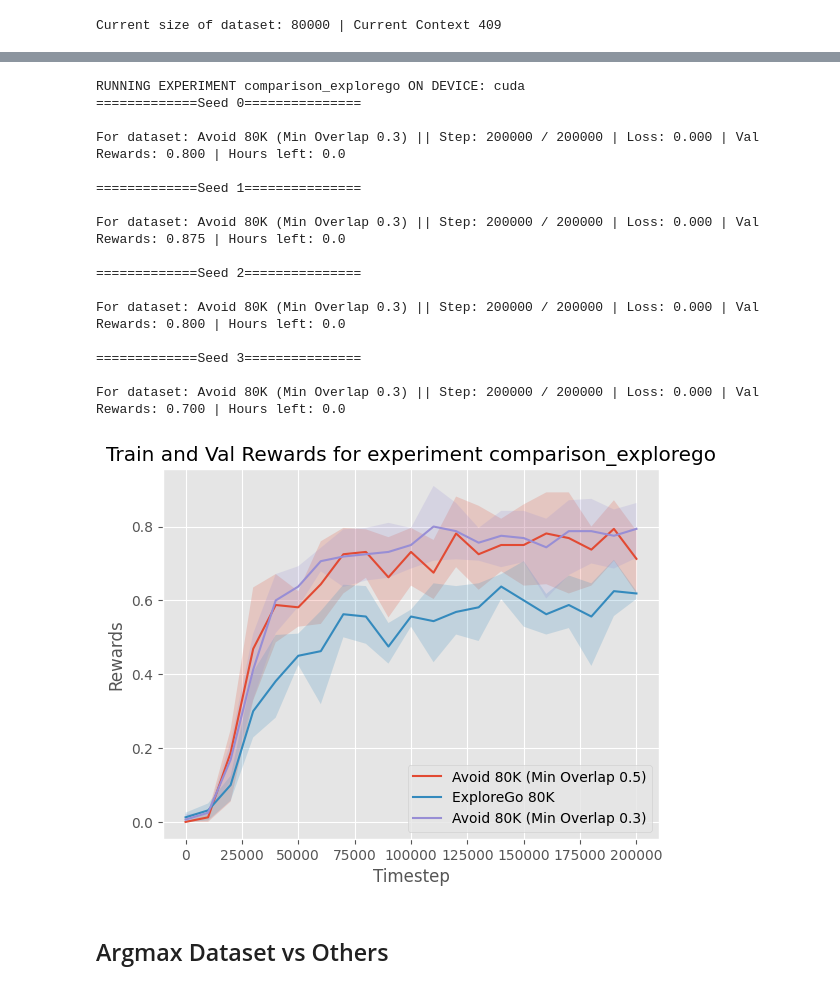
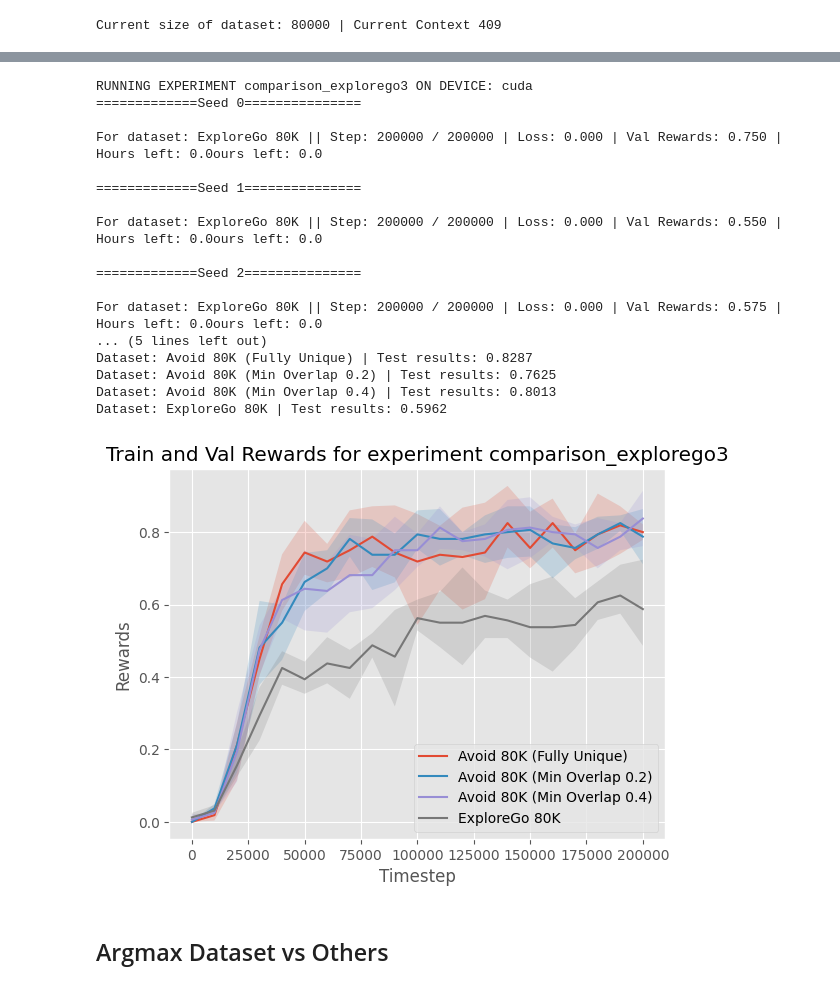
Before and after one commit to aryangarg794/four_room, a Jupyter notebook: regression.ipynb, the cells around one changed output, grey strips where cells are left out. Cells and saved outputs as stored; diff of their text form; code cells hidden in the pictures.

```diff
--- a/regression.ipynb
+++ b/regression.ipynb
@@ -221,8 +221,9 @@ class RegressionModel(nn.Module):
         self.feature_extractor = CNN(self.env.observation_space, feature_dim)
         self.layers = nn.Sequential()
 
-        self.layers.append(
-            nn.Linear(feature_dim, hidden_layers[0])
+        self.layers.extend(
+            [nn.Linear(feature_dim, hidden_layers[0]),
+             activation()]
         )
 
         # add more layers after the feature extractor
@@ -250,6 +251,7 @@ class RegressionModel(nn.Module):
 
     def validation(
         self,
+        env: gym.Env,
         val_steps: int = 40 # hardcoded for number of val contexts
     ):
         self.eval()
@@ -257,7 +259,7 @@ class RegressionModel(nn.Module):
         rewards = []
         with torch.no_grad():
             for _ in range(val_steps):
-                obs, _ = self.val_env.reset()
+                obs, _ = env.reset()
                 done = False
                 ep_reward = 0
                 while not done:
@@ -267,7 +269,7 @@ class RegressionModel(nn.Module):
                         device=self.device
                     ).view(1, *obs.shape)).cpu().numpy().argmax()
 
-                    obs, reward, terminated, truncated, _ = self.val_env.step(action)
+                    obs, reward, terminated, truncated, _ = env.step(action)
                     ep_reward += reward
                     done = terminated or truncated
 
@@ -307,7 +309,7 @@ class RegressionModel(nn.Module):
             self.optimizer.step()
 
             if step % val_freq == 0:
-                val_reward = self.validation()
+                val_reward = self.validation(env=self.val_env)
                 val_rewards.append(val_reward)
 
             if step % print_freq == 0:
@@ -874,12 +894,15 @@ Error:
 # %%
-with open(f'action_values/avoid_50k_05.pl', 'rb') as file:
-    avoid = dill.load(file)
+with open(f'action_values/avoid_50k.pl', 'rb') as file:
+    avoid_full = dill.load(file)
 
 with open(f'action_values/explorego_50k.pl', 'rb') as file:
     explore = dill.load(file)
 
-with open(f'action_values/avoid_50k_03.pl', 'rb') as file:
-    avoid_03 = dill.load(file)
+with open(f'action_values/avoid_50k_02.pl', 'rb') as file:
+    avoid_02 = dill.load(file)
+
+with open(f'action_values/avoid_50k_04.pl', 'rb') as file:
+    avoid_04 = dill.load(file)
 
 avoid_vs_explorego = Experiment(
     'comparison_explorego2',
@@ -889,8 +912,8 @@ avoid_vs_explorego = Experiment(
     batch_size=64
 )
 
-avoid_vs_explorego.run_experiment([avoid, explore, avoid_03],
-                               ['Avoid 50K (Min Overlap 0.5)', 'ExploreGo 50K', 'Avoid 50K (Min Overlap 0.3)'])
+avoid_vs_explorego.run_experiment([avoid_full, avoid_02, avoid_04, explore],
+                               ['Avoid 50K (Fully Unique)', 'Avoid 50K (Min Overlap 0.2)', 'Avoid 50K (Min Overlap 0.4)', 'ExploreGo 50K'])
 # %% [output]
 RUNNING EXPERIMENT comparison_explorego2 ON DEVICE: cuda
 =============Seed 0===============
@@ -912,41 +936,45 @@ For dataset: Avoid 50K (Min Overlap 0.3) || Step: 200000 / 200000 | Loss: 0.000
 # %%
-with open(f'action_values/avoid_80k_05.pl', 'rb') as file:
-    avoid = dill.load(file)
+with open(f'action_values/avoid_80k.pl', 'rb') as file:
+    avoid_full = dill.load(file)
 
 with open(f'action_values/explorego_80k.pl', 'rb') as file:
     explore = dill.load(file)
 
-with open(f'action_values/avoid_80k_03.pl', 'rb') as file:
-    avoid_03 = dill.load(file)
+with open(f'action_values/avoid_80k_02.pl', 'rb') as file:
+    avoid_02 = dill.load(file)
+
+with open(f'action_values/avoid_80k_04.pl', 'rb') as file:
+    avoid_04 = dill.load(file)
 
 avoid_vs_explorego = Experiment(
-    'comparison_explorego',
+    'comparison_explorego3',
     seeds=[0, 1, 2, 3],
     timesteps=int(2e5),
     val_freq=int(1e4),
     batch_size=64
 )
 
-avoid_vs_explorego.run_experiment([avoid, explore, avoid_03],
-                               ['Avoid 80K (Min Overlap 0.5)', 'ExploreGo 80K', 'Avoid 80K (Min Overlap 0.3)'])
+avoid_vs_explorego.run_experiment([avoid_full, avoid_02, avoid_04, explore],
+                               ['Avoid 80K (Fully Unique)', 'Avoid 80K (Min Overlap 0.2)', 'Avoid 80K (Min Overlap 0.4)', 'ExploreGo 80K'])
 # %% [output]
-RUNNING EXPERIMENT comparison_explorego ON DEVICE: cuda
+RUNNING EXPERIMENT comparison_explorego3 ON DEVICE: cuda
 =============Seed 0===============
 
-For dataset: Avoid 80K (Min Overlap 0.3) || Step: 200000 / 200000 | Loss: 0.000 | Val Rewards: 0.800 | Hours left: 0.0
+For dataset: ExploreGo 80K || Step: 200000 / 200000 | Loss: 0.000 | Val Rewards: 0.750 | Hours left: 0.0ours left: 0.0
 
 =============Seed 1===============
 
-For dataset: Avoid 80K (Min Overlap 0.3) || Step: 200000 / 200000 | Loss: 0.000 | Val Rewards: 0.875 | Hours left: 0.0
+For dataset: ExploreGo 80K || Step: 200000 / 200000 | Loss: 0.000 | Val Rewards: 0.550 | Hours left: 0.0ours left: 0.0
 
 =============Seed 2===============
 
-For dataset: Avoid 80K (Min Overlap 0.3) || Step: 200000 / 200000 | Loss: 0.000 | Val Rewards: 0.800 | Hours left: 0.0
-
-=============Seed 3===============
-
-For dataset: Avoid 80K (Min Overlap 0.3) || Step: 200000 / 200000 | Loss: 0.000 | Val Rewards: 0.700 | Hours left: 0.0
+For dataset: ExploreGo 80K || Step: 200000 / 200000 | Loss: 0.000 | Val Rewards: 0.575 | Hours left: 0.0ours left: 0.0
+... (5 lines left out)
+Dataset: Avoid 80K (Fully Unique) | Test results: 0.8287
+Dataset: Avoid 80K (Min Overlap 0.2) | Test results: 0.7625
+Dataset: Avoid 80K (Min Overlap 0.4) | Test results: 0.8013
+Dataset: ExploreGo 80K | Test results: 0.5962
-[figure, old version]
+[figure, new version]
 # %% [markdown]
 ## Argmax Dataset vs Others
 # %%
```
Also changed, not shown: parts of 8 cells of this notebook, 23 other files.
